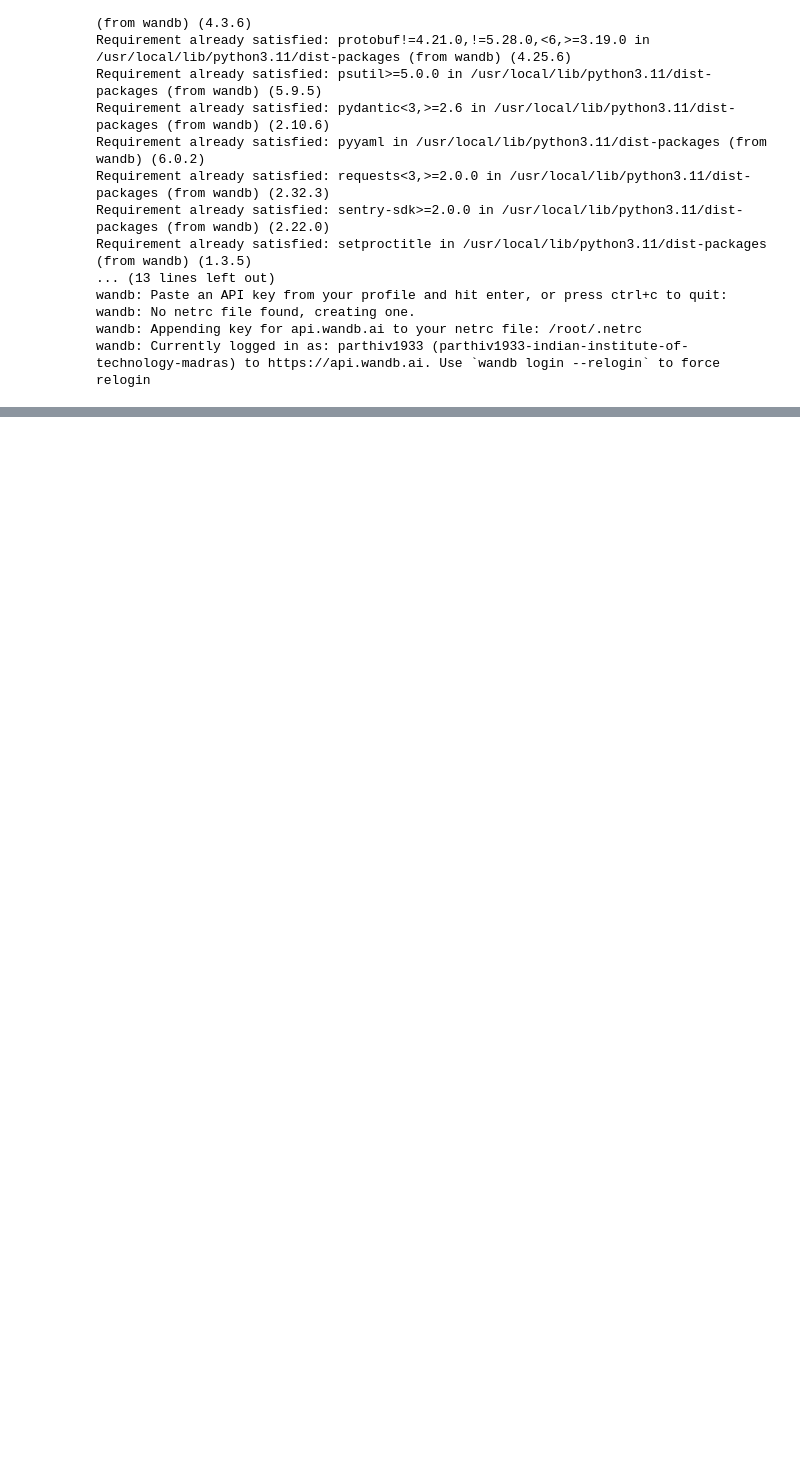
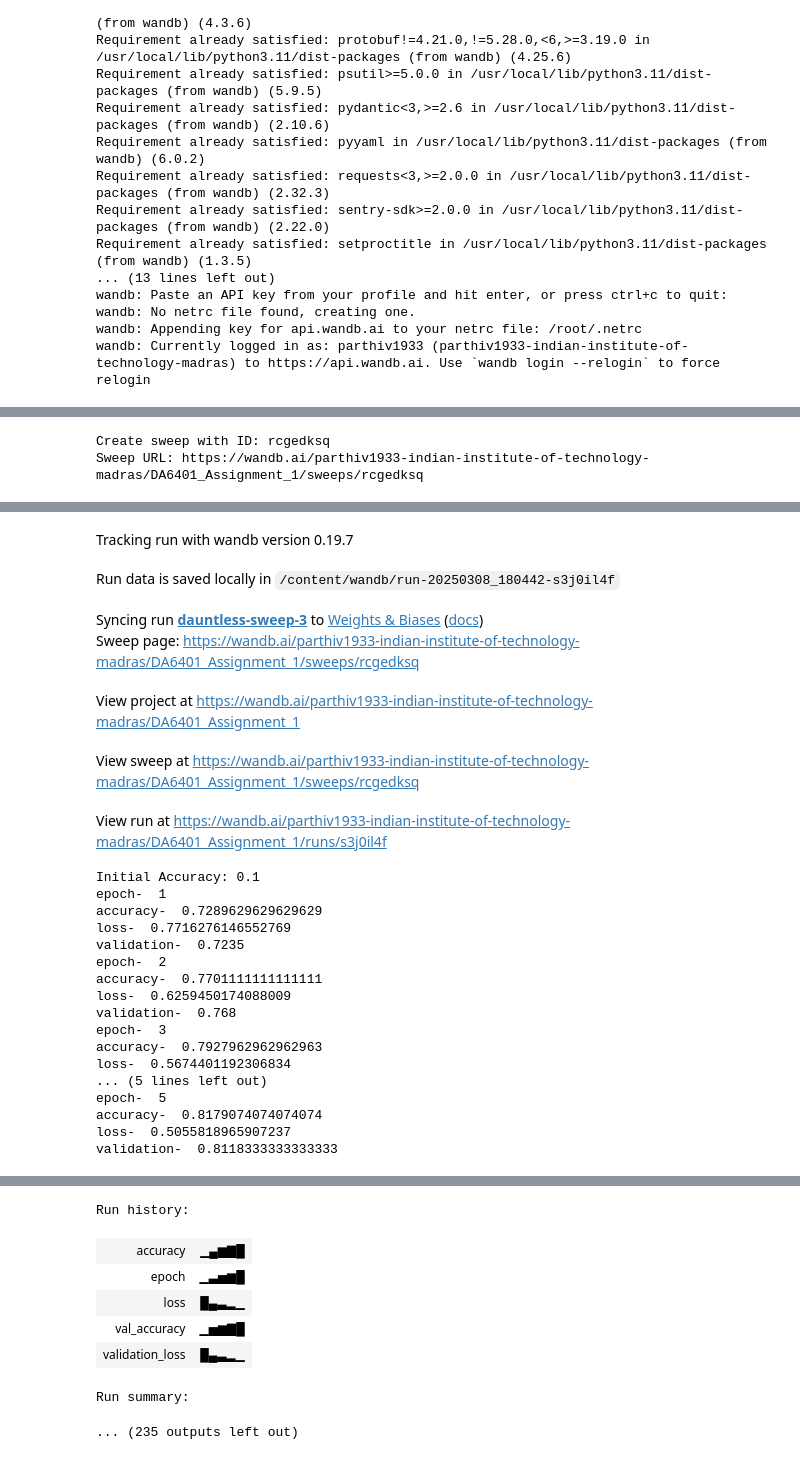
Before and after one commit to parthiv1933/DA6401_assignment_1, a Jupyter notebook: DA6401_Assignment_1.ipynb, the cells around one changed output, grey strips where cells are left out. Drawn from its saved outputs; the diff is of its cells as text; code cells hidden in the pictures; blank space fills up the shorter version.

Commit message:
for Q4 added train model code and try to run 20 sweep

```diff
--- a/DA6401_Assignment_1.ipynb
+++ b/DA6401_Assignment_1.ipynb
@@ -313,14 +354,3 @@ def calculate_loss(y, y_pred, loss_function):
     return np.sum((y_pred-y) ** 2) / y.shape[0]
   elif ls_fn == "cross_entropy":
     return (-np.sum(y * np.log(y_pred))) / y.shape[0]
-# %%
-PARAMETERS = {
-    'inpt_sz' : 784,
-    'oupt_sz' : 10,
-    'neurons' : 32,
-    'hidden_lyrs' : 4,
-    'activation' : 'sigmoid',
-    'oupt_activation' : 'softmax',
-    'dataset' : 'fashion_mnist',
-    'weight_initialisation': 'xavier',
-}
@@ -334,0 +399,36 @@ print(prediction[0])
+# %%
+sweep_config = {
+    "method": "bayes",
+    "name": "Q4 WandB sweep",
+    "metric": {"goal": "maximize", "name": "accuracy"},
+    "parameters": {
+        "inpt_sz": {"values": [784]},
+        "oupt_sz": {"values": [10]},
+        "oupt_activation": {"values": ["softmax"]},
+        "dataset": {"values": ["fashion_mnist"]},
+        "loss_function": {"values": ["cross_entropy"]},
+        "beta": {"values": [0.9]},
+        "beta1": {"values": [0.9]},
+        "beta2": {"values": [0.999]},
+        "neurons": {"values": [32, 64, 128]},
+        "hidden_lyrs": {"values": [3, 4, 5]},
+        "activation": {"values": ["relu", "tanh", "sigmoid"]},
+        "learning_rate": {"values": [1e-3, 1e-4]},
+        "optimizer": {"values": ['adam', 'sgd', 'nesterov', 'rmsprop', 'momentum', 'nadam']},
+        "momentum": {"values": [0.8, 0.9]},
+        "batch_sz": {"values": [16, 32, 64]},
+        "epochs": {"values": [5, 10]},
+        "weight_initialisation": {"values": ["random", "xavier"]},
+        "decay": {"values": [0, 0.0005, 0.5]},
+        "epsilon": {"values": [1e-8, 1e-10]},
+    }
+}
+# %%
+sweep_id = wandb.sweep(sweep_config, project="DA6401_Assignment_1")
+# %% [output]
+Create sweep with ID: rcgedksq
+Sweep URL: https://wandb.ai/parthiv1933-indian-institute-of-technology-madras/DA6401_Assignment_1/sweeps/rcgedksq
+# %%
+wandb.agent(sweep_id, function=train, count=20)
+wandb.finish()
+# %% [output]
@@ -334,0 +455,24 @@ print(prediction[0])
+Tracking run with wandb version 0.19.7
+Run data is saved locally in /content/wandb/run-20250308_180442-s3j0il4f
+Syncing run dauntless-sweep-3 to Weights & Biases (docs)
+Sweep page: https://wandb.ai/parthiv1933-indian-institute-of-technology-madras/DA6401_Assignment_1/sweeps/rcgedksq
+View project at https://wandb.ai/parthiv1933-indian-institute-of-technology-madras/DA6401_Assignment_1
+View sweep at https://wandb.ai/parthiv1933-indian-institute-of-technology-madras/DA6401_Assignment_1/sweeps/rcgedksq
+View run at https://wandb.ai/parthiv1933-indian-institute-of-technology-madras/DA6401_Assignment_1/runs/s3j0il4f
+Initial Accuracy: 0.1
+epoch-  1
+accuracy-  0.7289629629629629
+loss-  0.7716276146552769
+validation-  0.7235
+epoch-  2
+accuracy-  0.7701111111111111
+loss-  0.6259450174088009
+validation-  0.768
+epoch-  3
+accuracy-  0.7927962962962963
+loss-  0.5674401192306834
+... (5 lines left out)
+epoch-  5
+accuracy-  0.8179074074074074
+loss-  0.5055818965907237
+validation-  0.8118333333333333
@@ -334,0 +480,8 @@ print(prediction[0])
+Run history:
+| accuracy | ▁▄▆▇█ |
+| epoch | ▁▃▅▆█ |
+| loss | █▄▃▂▁ |
+| val_accuracy | ▁▅▆▇█ |
+| validation_loss | █▄▃▂▁ |
+Run summary:
+... (235 outputs left out)
```
Also changed, not shown: parts of 11 cells of this notebook.
